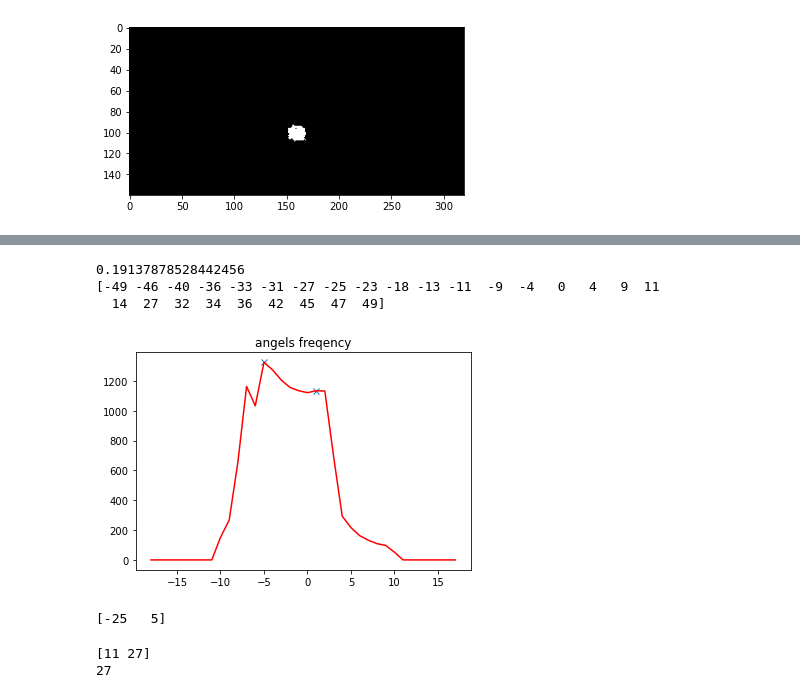
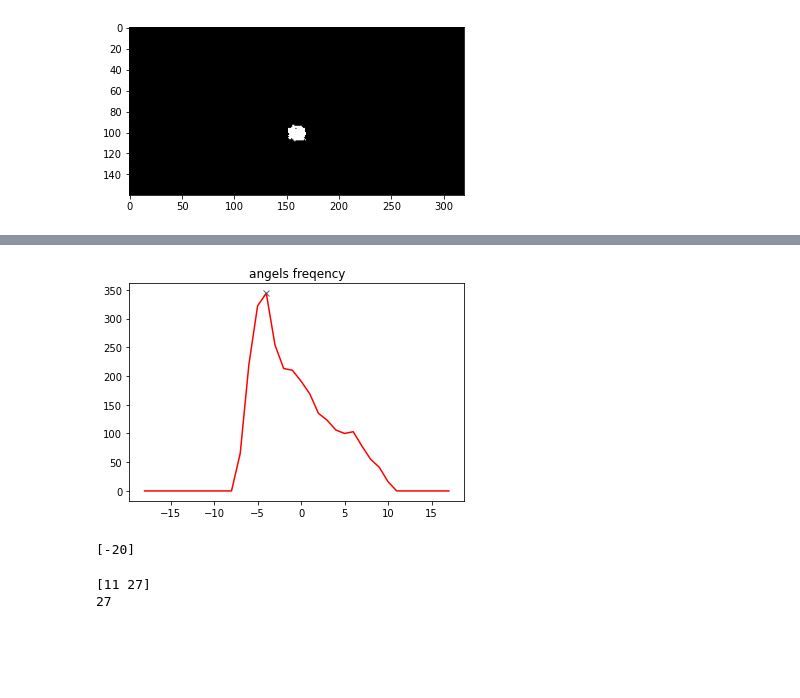
Before and after one commit to College-Projects-2019-2024/Return-Rover-computer-vision, a Jupyter notebook: code/pipeline_testing.ipynb, the cells around one changed output, grey strips where cells are left out. Saved outputs shown, nothing was run; the diff lists cells and outputs as text; code cells hidden in the pictures; blank space fills up the shorter version.

```diff
--- a/code/pipeline_testing.ipynb
+++ b/code/pipeline_testing.ipynb
@@ -225,63 +233,34 @@ Deprecated in NumPy 1.20; for more details and guidance: https://numpy.org/devdo
 # %%
 from scipy.signal import find_peaks
 # %%
-print(angles[0])
+s = 5
+size = int (180 / s)
+shift = int (size /2)
 
-pref = np.zeros(180)
-down = np.array((range(180)))-90
+simplified_prefix = np.zeros(size)
+down = (np.array((range(size)))- shift)
+
 
 
 for x in angles:
     f= x*360 / (2*np.pi)
-    pref[round (f+90)]+=1
+    simplified_prefix[round (f/s)+shift]+=1
 
 
 
+simplified_peaks, _ = find_peaks(simplified_prefix, distance=s,height=np.max(simplified_prefix)/3, threshold = 5)
 
 
-peaks, _ = find_peaks(pref, distance=1,height=10)
+plt.title("angels freqency")
+plt.plot(simplified_peaks-shift, simplified_prefix[simplified_peaks], "x")
+plt.plot(down, simplified_prefix, color="red")
+plt.show()
 
 
-#plt.title("angels freqency")
-#plt.plot(peaks-90, pref[peaks], "x")
-#plt.plot(down, pref, color="red")
-
-print(peaks-90)
-
-plt.show()
+print((simplified_peaks-shift)*s)
 # %% [output]
+[figure, added]
-0.19137878528442456
-[-49 -46 -40 -36 -33 -31 -27 -25 -23 -18 -13 -11  -9  -4   0   4   9  11
-  14  27  32  34  36  42  45  47  49]
+[-20]
-# %%
-s = 5
-size = int (180 / s)
-shift = int (size /2)
-
-simplified_prefix = np.zeros(size)
-down = (np.array((range(size)))- shift)
-
-
-
-for x in angles:
-    f= x*360 / (2*np.pi)
-    simplified_prefix[round (f/s)+shift]+=1
-
-
-
-simplified_peaks, _ = find_peaks(simplified_prefix, distance=s,height=np.max(simplified_prefix)/3, threshold = 1)
-
-
-plt.title("angels freqency")
-plt.plot(simplified_peaks-shift, simplified_prefix[simplified_peaks], "x")
-plt.plot(down, simplified_prefix, color="red")
-plt.show()
-
-
-print((simplified_peaks-shift)*s)
-# %% [output]
-[figure, removed]
-[-25   5]
 # %%
 def cost(peak, prefix):
     ans=prefix[peak]
```
Also changed, not shown: parts of 6 cells of this notebook, 4 other files.
